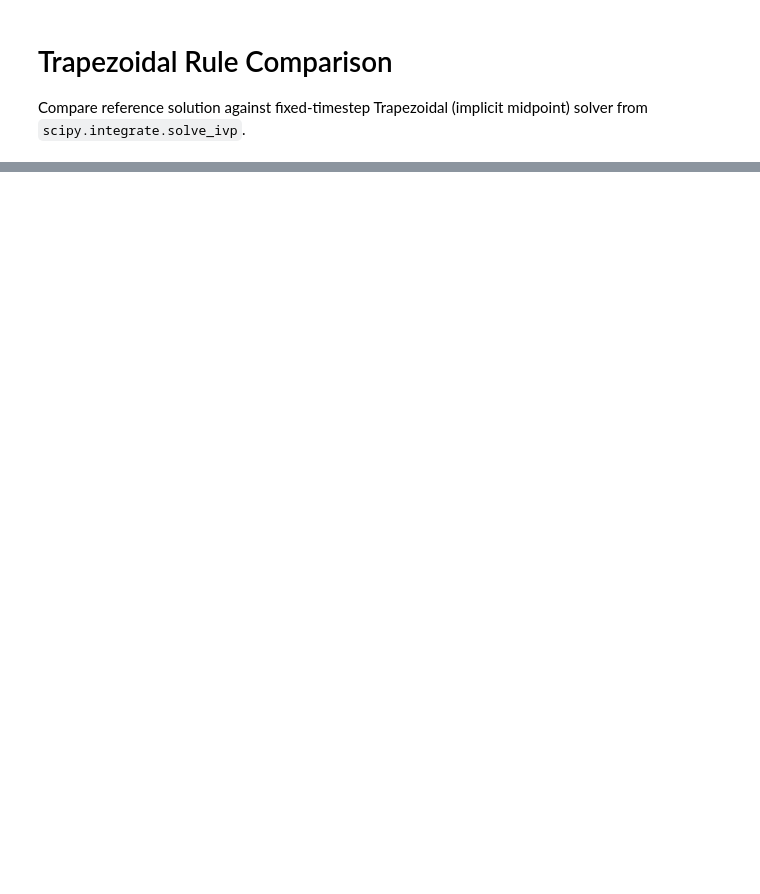
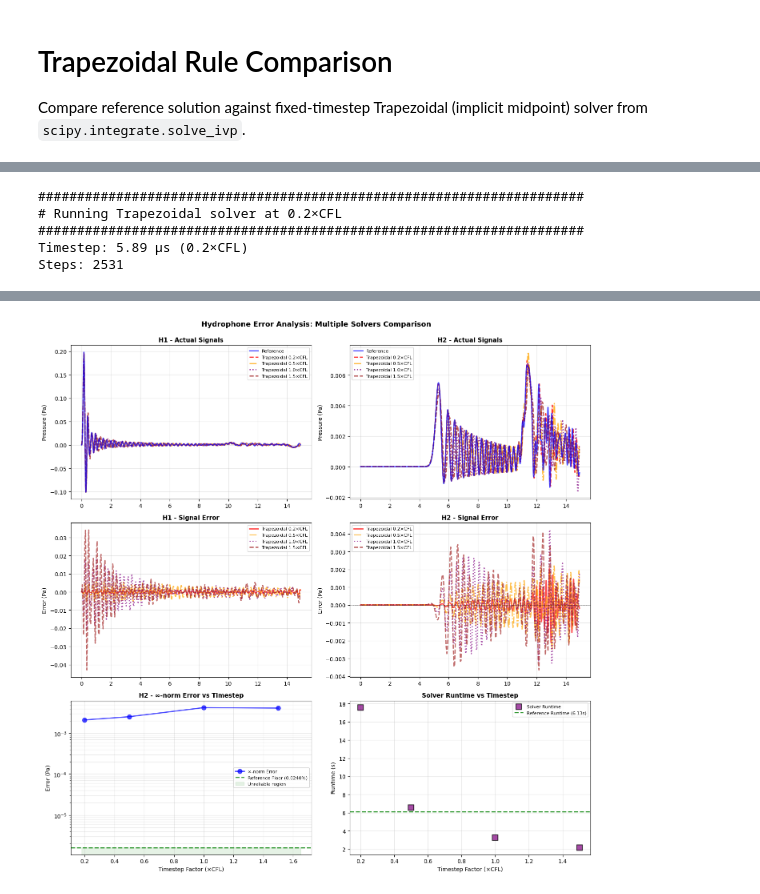
Before and after one commit to cwardlaw8/SonarSim, a Jupyter notebook: PM5_TaskC.ipynb, the cells around one changed output, grey strips where cells are left out. Saved outputs shown, nothing was run; the diff lists cells and outputs as text; code cells hidden in the pictures; blank space fills up the shorter version.

```diff
--- a/PM5_TaskC.ipynb
+++ b/PM5_TaskC.ipynb
@@ -1266,0 +1778,79 @@ H2 (Downstream):
+# %%
+# Test Trapezoidal solver on medium grid with multiple timestep factors
+# Store results for comparison
+
+dt_factors_to_test = [0.2, 0.5, 1.0, 1.5]  # Multiple of CFL timestep
+all_solutions = []
+all_times = []
+all_test_names = []
+all_runtimes = []  # Store runtimes
+
+for dt_factor in dt_factors_to_test:
+    print(f"\n{'#'*70}")
+    print(f"# Running Trapezoidal solver at {dt_factor:.1f}×CFL")
+    print(f"{'#'*70}")
+
+    # Calculate timestep
+    dt_test = model['max_dt_FE'] * dt_factor
+    num_steps = int(np.floor((t_stop - t_start) / dt_test))
+
+    print(f"Timestep: {dt_test*1e6:.2f} μs ({dt_factor:.1f}×CFL)")
+    print(f"Steps: {num_steps}")
+
+    # Run Trapezoidal solver
+    t0 = time.perf_counter()
+    X_trap, t_trap, stats = TrapezoidalSolver(
+        eval_f=eval_f_Sonar,
+        x_start=model['x_start'],
+        p=p,
+        eval_u=lambda t: amplitude * eval_u_Sonar(t),
+        num_steps=num_steps,
+        dt=dt_test,
+        use_jacobian=True,
+        verbose=False  # Suppress progress output for cleaner comparison
+    )
+    runtime = time.perf_counter() - t0
+
+    print(f"Runtime: {runtime:.3f}s")
+    print(f"Newton iterations: {stats['total_newton_iters']} total, "
+          f"{stats['avg_newton_iters']:.1f} avg, {stats['max_newton_iters_per_step']} max")
+
+    # Store solution for later comparison
+    all_solutions.append(X_trap)
+    all_times.append(t_trap)
+    all_test_names.append(f'Trapezoidal {dt_factor:.1f}×CFL')
+    all_runtimes.append(runtime)
+
+# Now analyze all solutions together with unified plot
+print(f"\n{'='*70}")
+print("Analyzing all Trapezoidal solutions together...")
+print(f"{'='*70}")
+
+all_metrics = analyze_hydrophone_error(
+    X_test=all_solutions,
+    t_test=all_times,
+    ref_data=ref_medium,
+    p_test=p,
+    test_name=all_test_names,
+    dt_factor=dt_factors_to_test,
+    runtime=all_runtimes,
+    plot=True,
+    verbose=True
+)
+
+print(f"\n{'='*70}")
+print("SUMMARY: Trapezoidal Solver Performance vs Timestep (Medium Grid)")
+print(f"{'='*70}")
+print(f"{'dt×CFL':<10} {'Runtime(s)':<12} {'H1 Max(Pa)':<13} {'H2 Max(Pa)':<13} {'H1 Rel%':<10} {'H2 Rel%':<10}")
+print(f"{'-'*70}")
+for m in all_metrics:
+    rt_str = f"{m['runtime']:.2f}" if m['runtime'] is not None else "N/A"
+    print(f"{m['dt_factor']:<10.1f} {rt_str:<12} {m['H1']['max_abs_error']:<13.3e} {m['H2']['max_abs_error']:<13.3e} "
+          f"{m['H1']['rel_error_pct']:<10.2f} {m['H2']['rel_error_pct']:<10.2f}")
+print(f"{'='*70}\n")
+# %% [output]
+######################################################################
+# Running Trapezoidal solver at 0.2×CFL
+######################################################################
+Timestep: 5.89 μs (0.2×CFL)
+Steps: 2531
@@ -1266,0 +1874 @@ H2 (Downstream):
+[figure, added]
```
Also changed, not shown: parts of 34 cells of this notebook, 2 other files.
